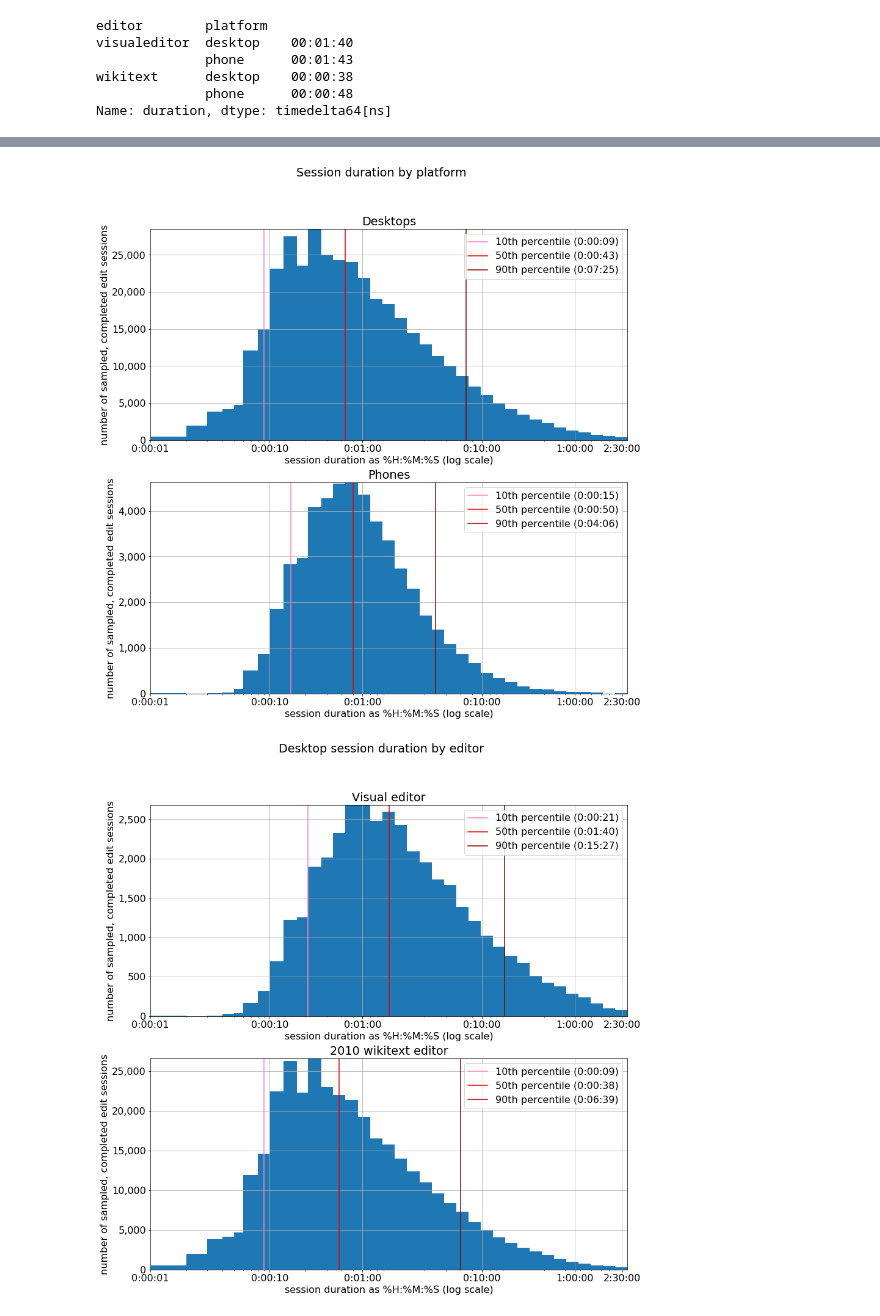
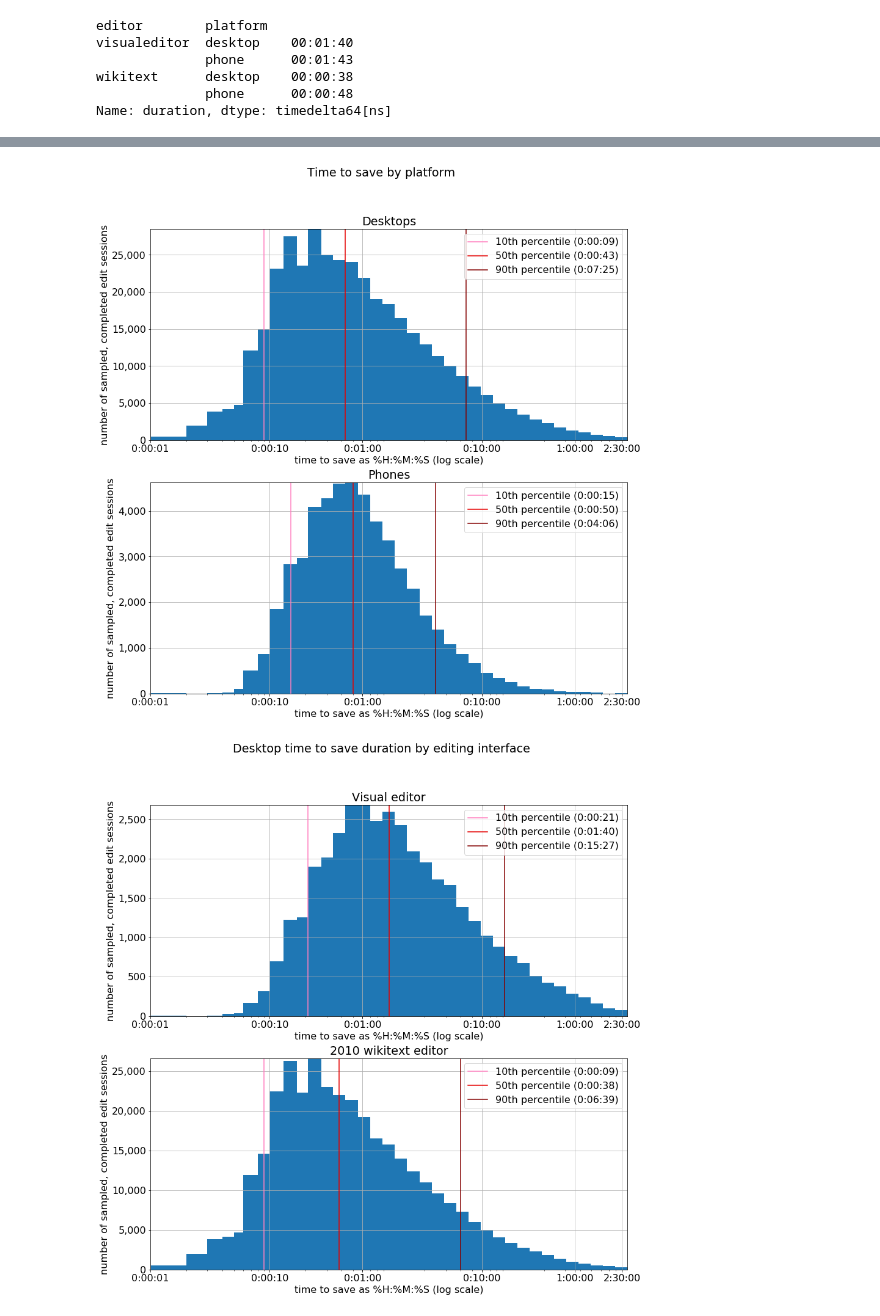
Before and after one commit to wikimedia-research/2018-08-Editing-metrics-snapshots, a Jupyter notebook: analysis.ipynb, the cells around one changed output, grey strips where cells are left out. Drawn from its saved outputs; the diff is of its cells as text; code cells hidden in the pictures.

```diff
--- a/analysis.ipynb
+++ b/analysis.ipynb
@@ -688,6 +689,6 @@ def duration_hist(ax, td_ser):
 
     ax.xaxis.set_major_locator(duration_ticks)
     ax.xaxis.set_major_formatter(duration_fmt)
-    ax.set_xlabel("session duration as %H:%M:%S (log scale)")
+    ax.set_xlabel("time to save as %H:%M:%S (log scale)")
 # %%
 fig, ax = plt.subplots()
@@ -701,7 +702,7 @@ full_phone = completed.query("platform == 'phone'")
 
 fig, ax = plt.subplots(2, 1, figsize=(14, 14))
 
-fig.suptitle("Session duration by platform")
+fig.suptitle("Time to save by platform")
 desktop_ax = ax[0]
 phone_ax = ax[1]
 
@@ -711,21 +712,21 @@ desktop_ax.set_title("Desktops")
 duration_hist(phone_ax, full_phone["duration"])
 phone_ax.set_title("Phones");
 # %% [output]
-[figure, old version]
+[figure, new version]
 # %%
 full_desktop_ve = completed.query("platform == 'desktop' & editor == 'visualeditor'")
 full_desktop_wte = completed.query("platform == 'desktop' & editor == 'wikitext'")
 
 fig, ax = plt.subplots(2, 1, figsize=(14, 14))
 
-fig.suptitle("Desktop session duration by editor")
+fig.suptitle("Desktop time to save duration by editing interface")
 ve_ax = ax[0]
 wte_ax = ax[1]
 
 duration_hist(ve_ax, full_desktop_ve["duration"])
 ve_ax.set_title("Visual editor")
 
 duration_hist(wte_ax, full_desktop_wte["duration"])
 wte_ax.set_title("2010 wikitext editor");
 # %% [output]
-[figure, old version]
+[figure, new version]
```
Also changed, not shown: parts of 2 cells of this notebook.
